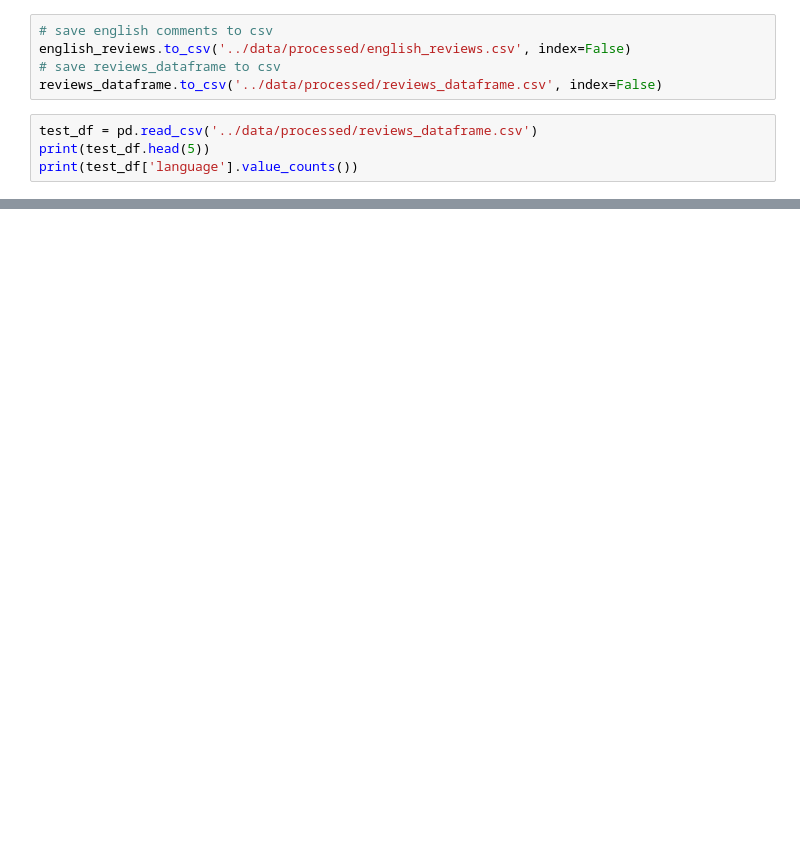
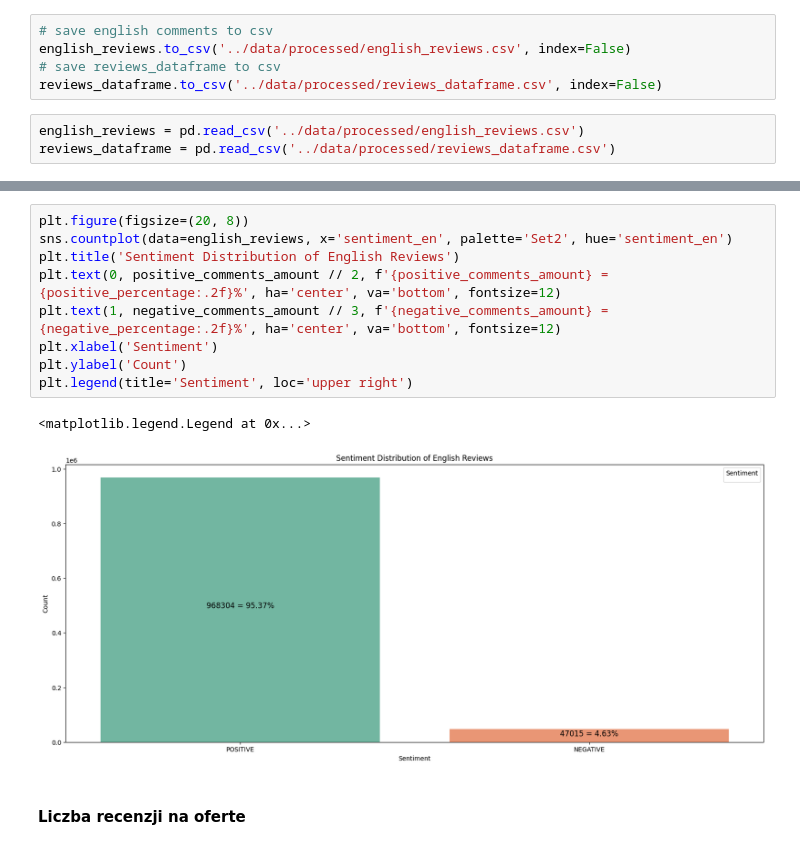
Before and after one commit to psiku/IUM-long-stay-insights, a Jupyter notebook: notebooks/sentiment_analysis.ipynb, the cells around one changed output, grey strips where cells are left out. Saved outputs shown, nothing was run; the diff lists cells and outputs as text; blank space fills up the shorter version.

```diff
--- a/notebooks/sentiment_analysis.ipynb
+++ b/notebooks/sentiment_analysis.ipynb
@@ -274,6 +284,5 @@ english_reviews.to_csv('../data/processed/english_reviews.csv', index=False)
 # save reviews_dataframe to csv
 reviews_dataframe.to_csv('../data/processed/reviews_dataframe.csv', index=False)
 # %%
-test_df = pd.read_csv('../data/processed/reviews_dataframe.csv')
-print(test_df.head(5))
-print(test_df['language'].value_counts())
+english_reviews = pd.read_csv('../data/processed/english_reviews.csv')
+reviews_dataframe = pd.read_csv('../data/processed/reviews_dataframe.csv')
@@ -297,0 +350,14 @@ Name: count, dtype: int64
+# %%
+plt.figure(figsize=(20, 8))
+sns.countplot(data=english_reviews, x='sentiment_en', palette='Set2', hue='sentiment_en')
+plt.title('Sentiment Distribution of English Reviews')
+plt.text(0, positive_comments_amount // 2, f'{positive_comments_amount} = {positive_percentage:.2f}%', ha='center', va='bottom', fontsize=12)
+plt.text(1, negative_comments_amount // 3, f'{negative_comments_amount} = {negative_percentage:.2f}%', ha='center', va='bottom', fontsize=12)
+plt.xlabel('Sentiment')
+plt.ylabel('Count')
+plt.legend(title='Sentiment', loc='upper right')
+# %% [output]
+<matplotlib.legend.Legend at 0x...>
+[figure, added]
+# %% [markdown]
+#### Liczba recenzji na oferte
```
Also changed, not shown: parts of 19 cells of this notebook, 6 other files.
